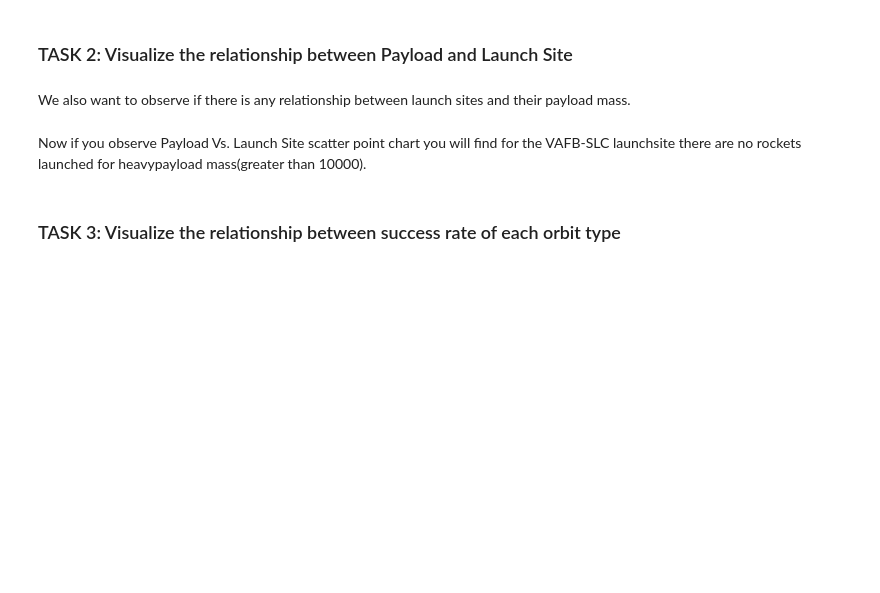
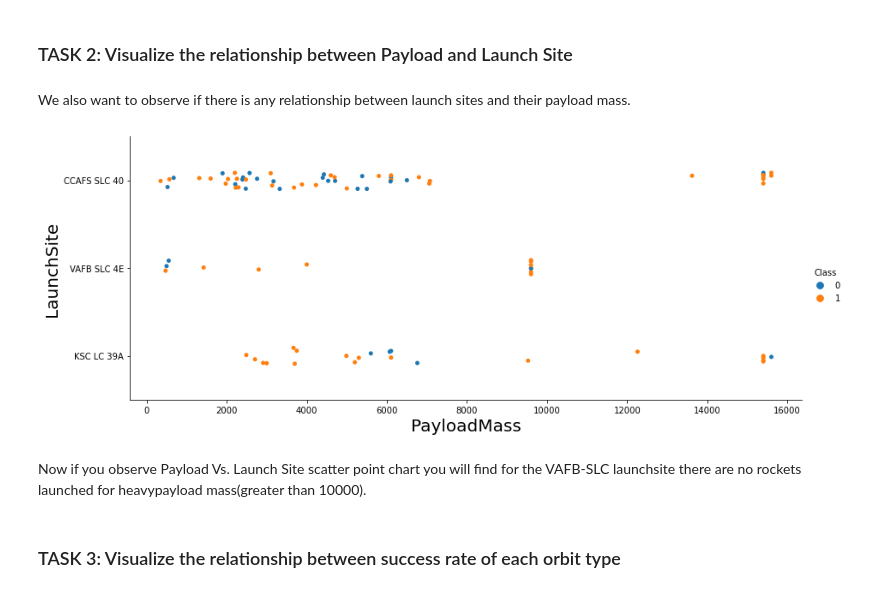
Before and after one commit to rhCat/IBM-Couse, a Jupyter notebook: Week_2_EDA/jupyter-labs-eda-dataviz.ipynb, the cells around one changed output. Drawn from its saved outputs; the diff is of its cells as text; code cells hidden in the pictures; blank space fills up the shorter version.

```diff
--- a/Week_2_EDA/jupyter-labs-eda-dataviz.ipynb
+++ b/Week_2_EDA/jupyter-labs-eda-dataviz.ipynb
@@ -94,6 +107,12 @@ Now try to explain the patterns you found in the Flight Number vs. Launch Site s
 We also want to observe if there is any relationship between launch sites and their payload mass.
 # %%
 # Plot a scatter point chart with x axis to be Pay Load Mass (kg) and y axis to be the launch site, and hue to be the class value
+y_val="LaunchSite"
+x_val="PayloadMass"
+hue_val="Class"
+plot_data(x_val,y_val,hue_val,2.5)
+# %% [output]
+[figure, added]
 # %% [markdown]
 Now if you observe Payload Vs. Launch Site scatter point chart you will find for the VAFB-SLC  launchsite there are no  rockets  launched for  heavypayload mass(greater than 10000).
 # %% [markdown]
```
Also changed, not shown: parts of 17 cells of this notebook, 3 other files.
